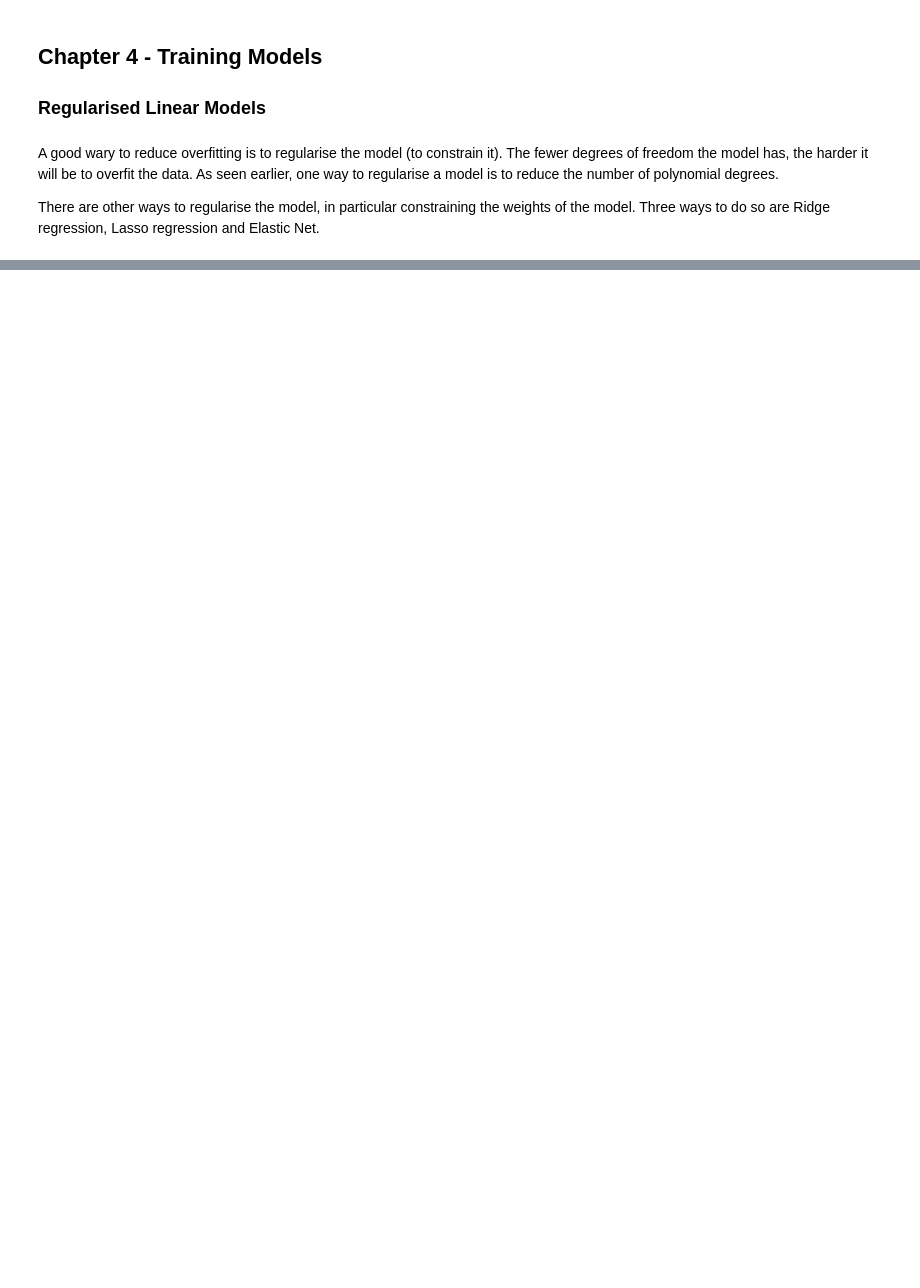
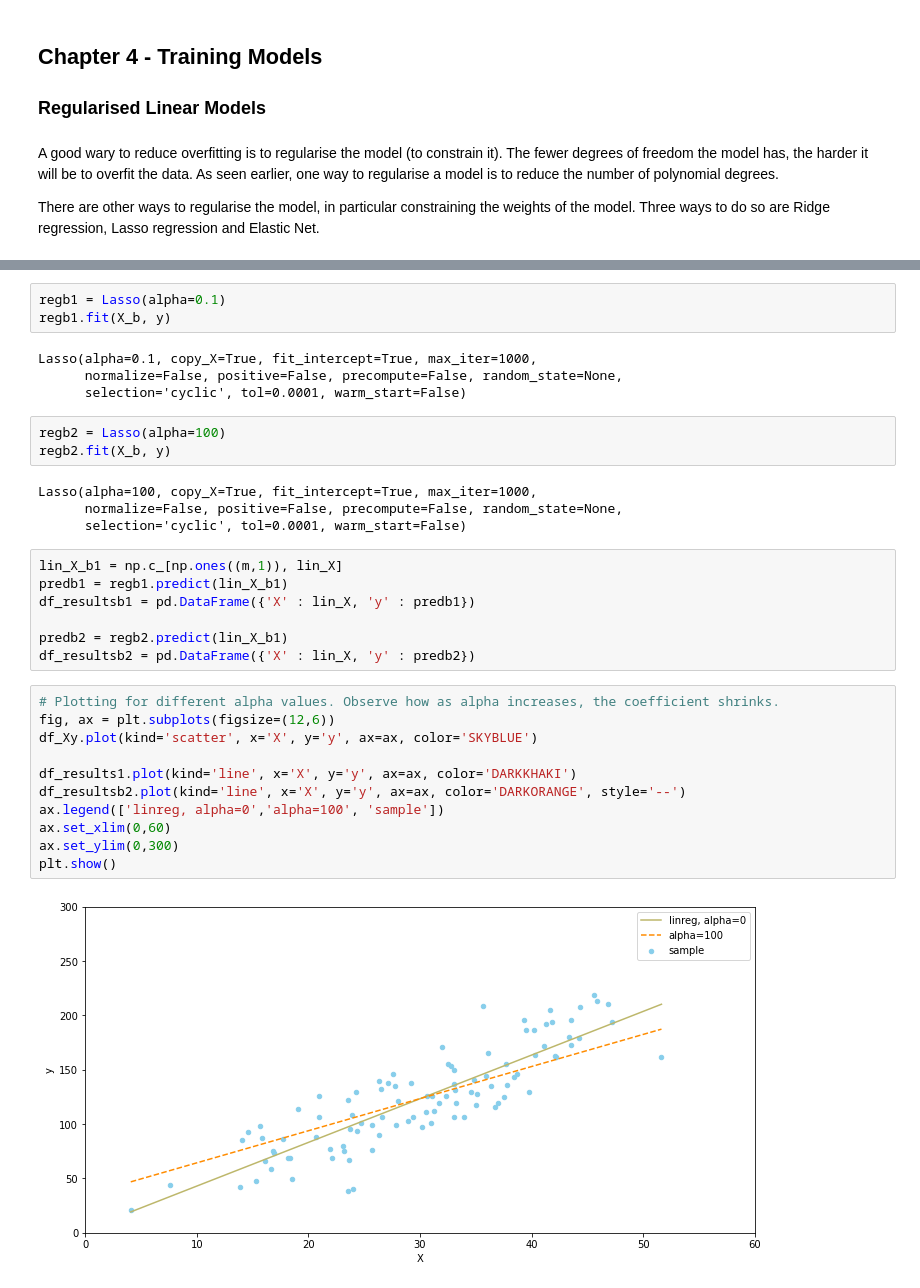
Before and after one commit to bryanblackbee/topic__hands-on-machine-learning, a Jupyter notebook: chap04/04-textbook-training-models-03.ipynb, the cells around one changed output, grey strips where cells are left out. Saved outputs shown, nothing was run; the diff lists cells and outputs as text; blank space fills up the shorter version.

```diff
--- a/chap04/04-textbook-training-models-03.ipynb
+++ b/chap04/04-textbook-training-models-03.ipynb
@@ -124,0 +123,34 @@ $$\begin{align}J(\Theta) &= \text{MSE} (\Theta) + \alpha \sum_{t=1}^n |\theta_t|
+# %%
+regb1 = Lasso(alpha=0.1)
+regb1.fit(X_b, y)
+# %% [output]
+Lasso(alpha=0.1, copy_X=True, fit_intercept=True, max_iter=1000,
+      normalize=False, positive=False, precompute=False, random_state=None,
+      selection='cyclic', tol=0.0001, warm_start=False)
+# %%
+regb2 = Lasso(alpha=100)
+regb2.fit(X_b, y)
+# %% [output]
+Lasso(alpha=100, copy_X=True, fit_intercept=True, max_iter=1000,
+      normalize=False, positive=False, precompute=False, random_state=None,
+      selection='cyclic', tol=0.0001, warm_start=False)
+# %%
+lin_X_b1 = np.c_[np.ones((m,1)), lin_X]
+predb1 = regb1.predict(lin_X_b1)
+df_resultsb1 = pd.DataFrame({'X' : lin_X, 'y' : predb1})
+
+predb2 = regb2.predict(lin_X_b1)
+df_resultsb2 = pd.DataFrame({'X' : lin_X, 'y' : predb2})
+# %%
+# Plotting for different alpha values. Observe how as alpha increases, the coefficient shrinks.
+fig, ax = plt.subplots(figsize=(12,6))
+df_Xy.plot(kind='scatter', x='X', y='y', ax=ax, color='SKYBLUE')
+
+df_results1.plot(kind='line', x='X', y='y', ax=ax, color='DARKKHAKI')
+df_resultsb2.plot(kind='line', x='X', y='y', ax=ax, color='DARKORANGE', style='--')
+ax.legend(['linreg, alpha=0','alpha=100', 'sample'])
+ax.set_xlim(0,60)
+ax.set_ylim(0,300)
+plt.show()
+# %% [output]
+[figure, added]
```
Also changed, not shown: parts of 17 cells of this notebook, 2 other files.
